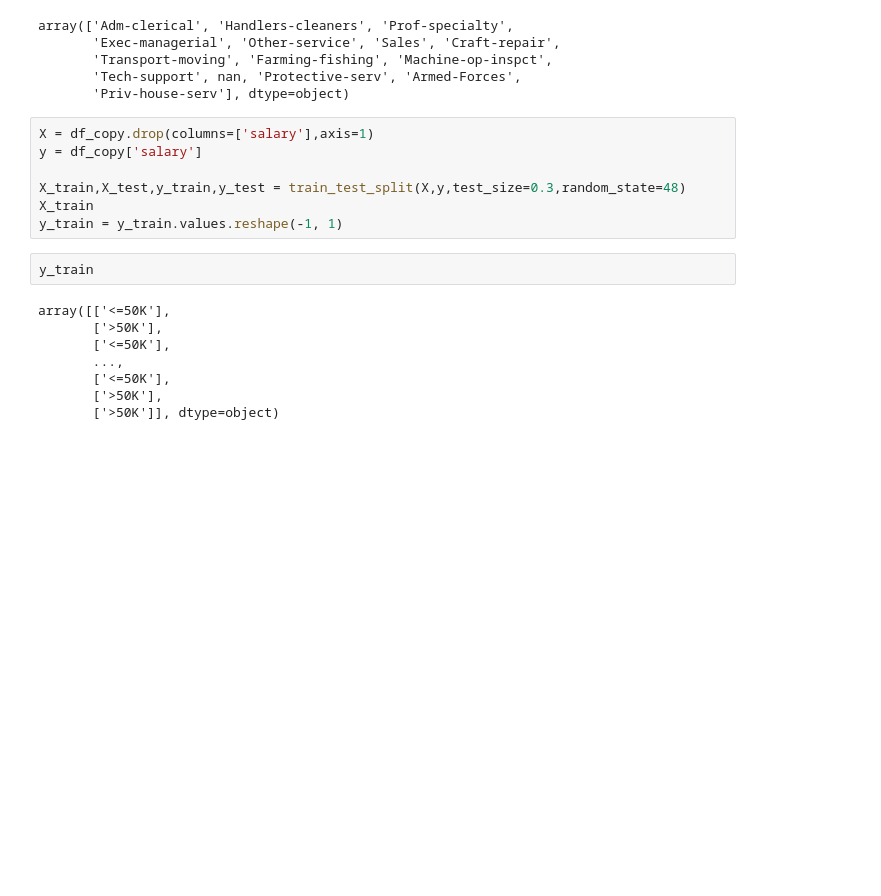
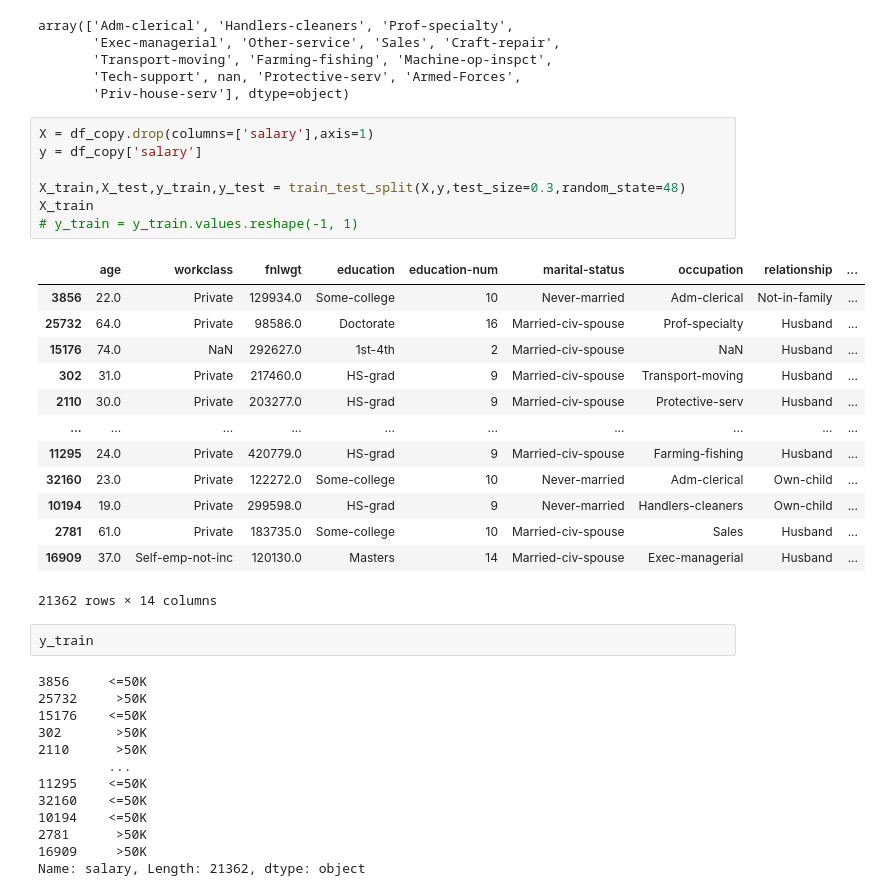
Before and after one commit to srinivaspadhy123/adult_census, a Jupyter notebook: experiment/experiment.ipynb, the cells around one changed output. Cells and saved outputs as stored; diff of their text form; blank space fills up the shorter version.

```diff
--- a/experiment/experiment.ipynb
+++ b/experiment/experiment.ipynb
@@ -455,20 +455,39 @@ array(['Adm-clerical', 'Handlers-cleaners', 'Prof-specialty',
 # %%
 X = df_copy.drop(columns=['salary'],axis=1)
 y = df_copy['salary']
 
 X_train,X_test,y_train,y_test = train_test_split(X,y,test_size=0.3,random_state=48)
 X_train
-y_train = y_train.values.reshape(-1, 1)
+# y_train = y_train.values.reshape(-1, 1)
+# %% [output]
+|  | age | workclass | fnlwgt | education | education-num | marital-status | occupation | relationship | ... |
+| 3856 | 22.0 | Private | 129934.0 | Some-college | 10 | Never-married | Adm-clerical | Not-in-family | ... |
+| 25732 | 64.0 | Private | 98586.0 | Doctorate | 16 | Married-civ-spouse | Prof-specialty | Husband | ... |
+| 15176 | 74.0 | NaN | 292627.0 | 1st-4th | 2 | Married-civ-spouse | NaN | Husband | ... |
+| 302 | 31.0 | Private | 217460.0 | HS-grad | 9 | Married-civ-spouse | Transport-moving | Husband | ... |
+| 2110 | 30.0 | Private | 203277.0 | HS-grad | 9 | Married-civ-spouse | Protective-serv | Husband | ... |
+| ... | ... | ... | ... | ... | ... | ... | ... | ... | ... |
+| 11295 | 24.0 | Private | 420779.0 | HS-grad | 9 | Married-civ-spouse | Farming-fishing | Husband | ... |
+| 32160 | 23.0 | Private | 122272.0 | Some-college | 10 | Never-married | Adm-clerical | Own-child | ... |
+| 10194 | 19.0 | Private | 299598.0 | HS-grad | 9 | Never-married | Handlers-cleaners | Own-child | ... |
+| 2781 | 61.0 | Private | 183735.0 | Some-college | 10 | Married-civ-spouse | Sales | Husband | ... |
+| 16909 | 37.0 | Self-emp-not-inc | 120130.0 | Masters | 14 | Married-civ-spouse | Exec-managerial | Husband | ... |
+21362 rows × 14 columns
 # %%
 y_train
 # %% [output]
-array([['<=50K'],
-       ['>50K'],
-       ['<=50K'],
-       ...,
-       ['<=50K'],
-       ['>50K'],
-       ['>50K']], dtype=object)
+3856     <=50K
+25732     >50K
+15176    <=50K
+302       >50K
+2110      >50K
+         ...
+11295    <=50K
+32160    <=50K
+10194    <=50K
+2781      >50K
+16909     >50K
+Name: salary, Length: 21362, dtype: object
 # %%
 
 
```
Also changed, not shown: parts of 8 cells of this notebook, 4 other files.
